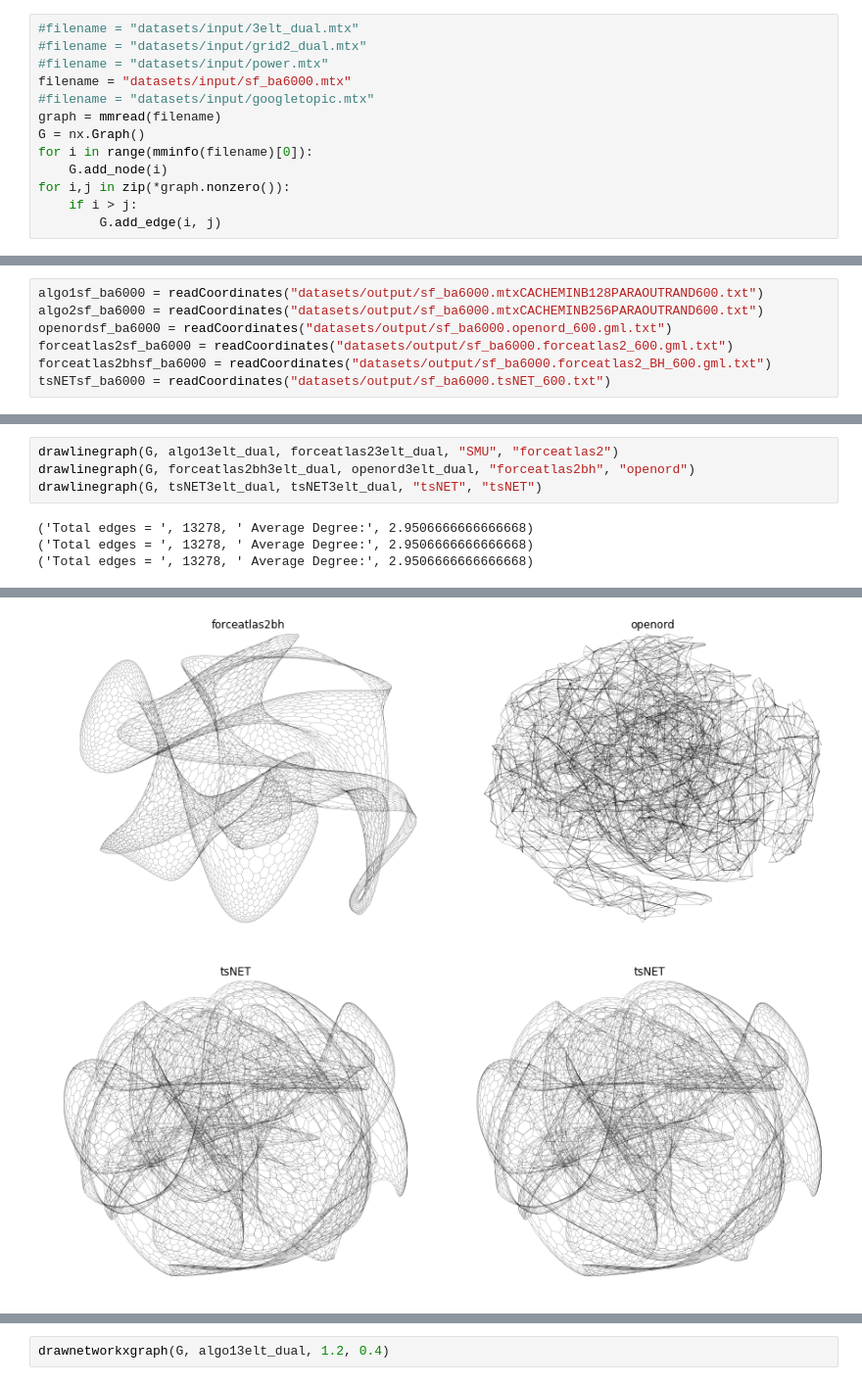
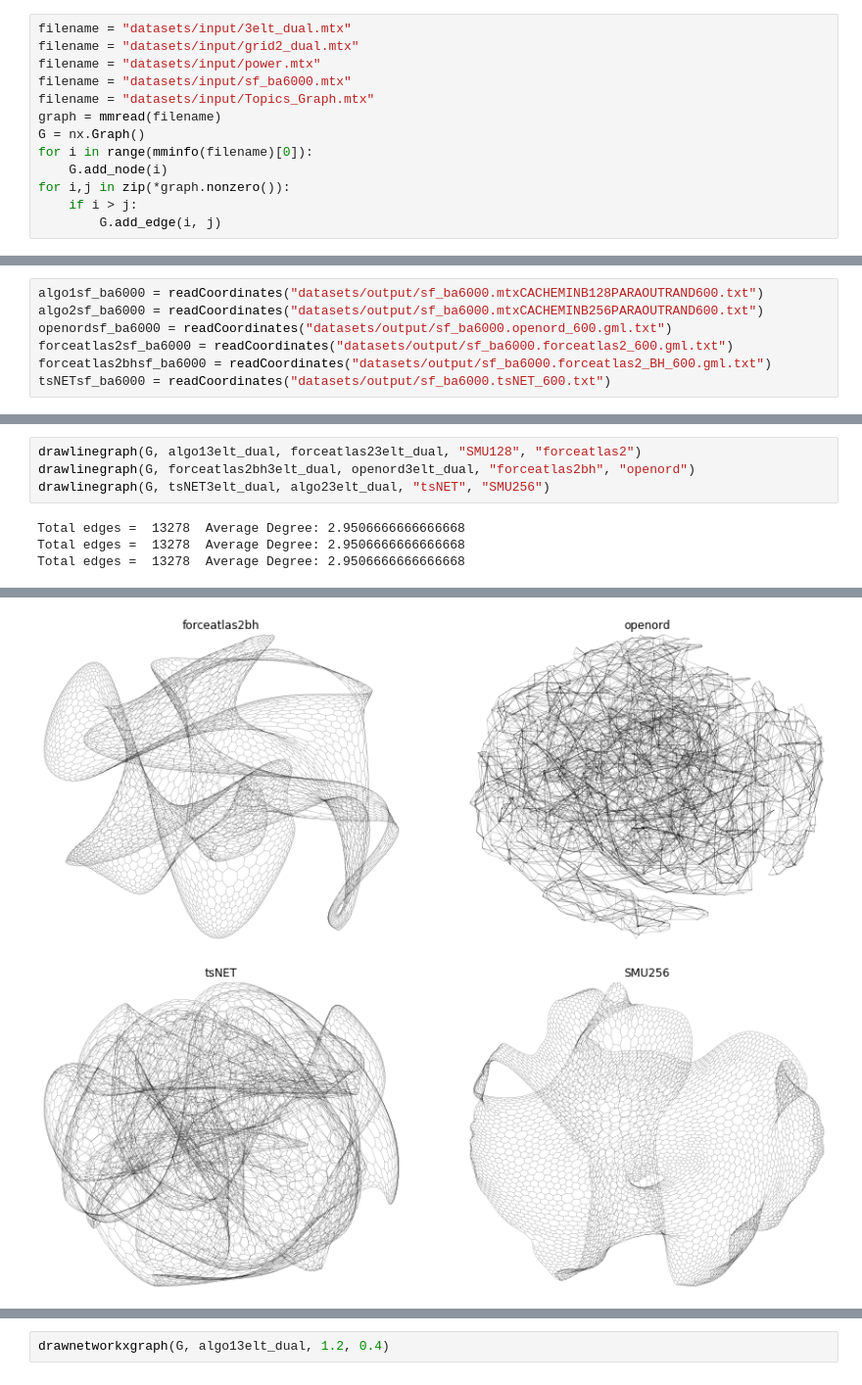
Before and after one commit to khaled-rahman/BatchLayout, a Jupyter notebook: visualize.ipynb, the cells around one changed output, grey strips where cells are left out. Shown at 98% size. Drawn from its saved outputs; the diff is of its cells as text.

```diff
--- a/visualize.ipynb
+++ b/visualize.ipynb
@@ -43,11 +43,11 @@ def drawnetworkxgraph(G, layout, ns, alp):
     plt.axis('off')
     nx.draw_networkx(G, layout, node_size=ns, with_labels=False, alpha=alp)
 # %%
-#filename = "datasets/input/3elt_dual.mtx"
-#filename = "datasets/input/grid2_dual.mtx"
-#filename = "datasets/input/power.mtx"
+filename = "datasets/input/3elt_dual.mtx"
+filename = "datasets/input/grid2_dual.mtx"
+filename = "datasets/input/power.mtx"
 filename = "datasets/input/sf_ba6000.mtx"
-#filename = "datasets/input/googletopic.mtx"
+filename = "datasets/input/Topics_Graph.mtx"
 graph = mmread(filename)
 G = nx.Graph()
 for i in range(mminfo(filename)[0]):
@@ -135,8 +136,8 @@ forceatlas2bhgoogletopic = readCoordinates("datasets/output/googletopic.forceatl
 # %%
-drawlinegraph(G, algo13elt_dual, forceatlas23elt_dual, "SMU", "forceatlas2")
+drawlinegraph(G, algo13elt_dual, forceatlas23elt_dual, "SMU128", "forceatlas2")
 drawlinegraph(G, forceatlas2bh3elt_dual, openord3elt_dual, "forceatlas2bh", "openord")
-drawlinegraph(G, tsNET3elt_dual, tsNET3elt_dual, "tsNET", "tsNET")
+drawlinegraph(G, tsNET3elt_dual, algo23elt_dual, "tsNET", "SMU256")
 # %% [output]
-('Total edges = ', 13278, ' Average Degree:', 2.9506666666666668)
-('Total edges = ', 13278, ' Average Degree:', 2.9506666666666668)
-('Total edges = ', 13278, ' Average Degree:', 2.9506666666666668)
+Total edges =  13278  Average Degree: 2.9506666666666668
+Total edges =  13278  Average Degree: 2.9506666666666668
+Total edges =  13278  Average Degree: 2.9506666666666668
@@ -144,3 +145,3 @@ drawlinegraph(G, tsNET3elt_dual, tsNET3elt_dual, "tsNET", "tsNET")
-[figure, old version]
+[figure, new version]
-[figure, old version]
+[figure, new version]
 # %%
```
Also changed, not shown: parts of 11 cells of this notebook, 25 other files.
